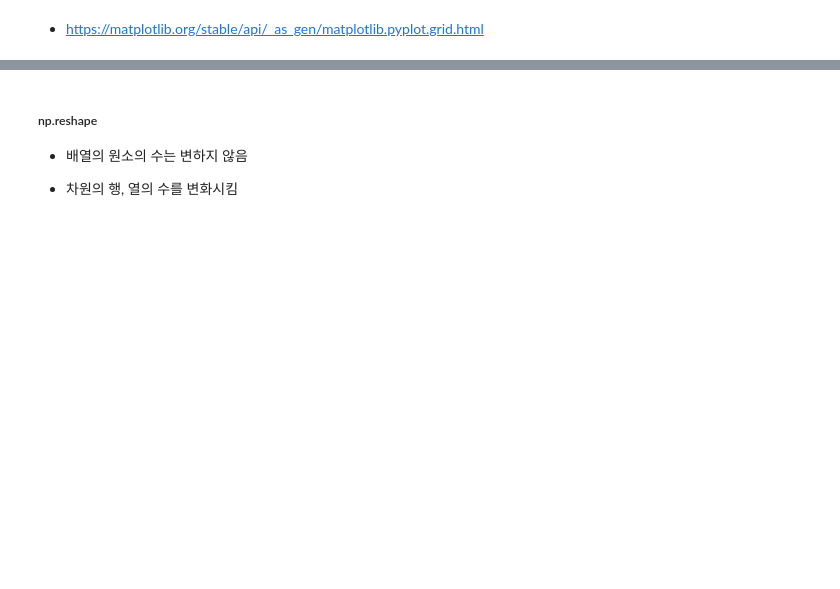
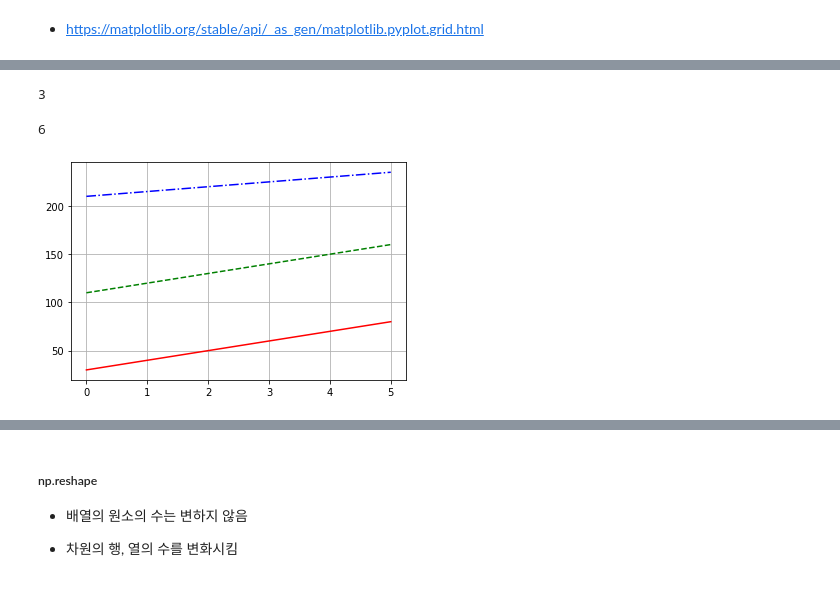
Before and after one commit to gymnopedy01/ictis-2023-ai, a Jupyter notebook: 다운로드/배포_Numpy_핵심.ipynb, the cells around one changed output, grey strips where cells are left out. Cells and saved outputs as stored; diff of their text form; code cells hidden in the pictures; blank space fills up the shorter version.

```diff
--- a/다운로드/배포_Numpy_핵심.ipynb
+++ b/다운로드/배포_Numpy_핵심.ipynb
@@ -39,0 +117,20 @@ ar2 = [[ 30, 40,  50,  60,  70,   80],
+# %%
+ar2.shape[0]    #2차원 행렬의 행의수
+# %% [output]
+3
+# %%
+ar2.shape[1]
+# %% [output]
+6
+# %%
+#2-D array 시각화 : 연속데이터
+# 같은 그래프에 여러선을 그릴수있음
+
+# plot( x축값, 1번데이터, 선모양, 2번데이터, 선모양, 3번데이터, 선모양)
+# r- : red solid line , g-- dashed line, b-.: dash-dot line
+
+plt.plot( range(ar2.shape[1]), ar2[0], 'r-' , ar2[1], 'g--', ar2[2], 'b-.')
+plt.grid(visible=True)
+plt.show()
+# %% [output]
+[figure, added]
```
Also changed, not shown: parts of 64 cells of this notebook.
